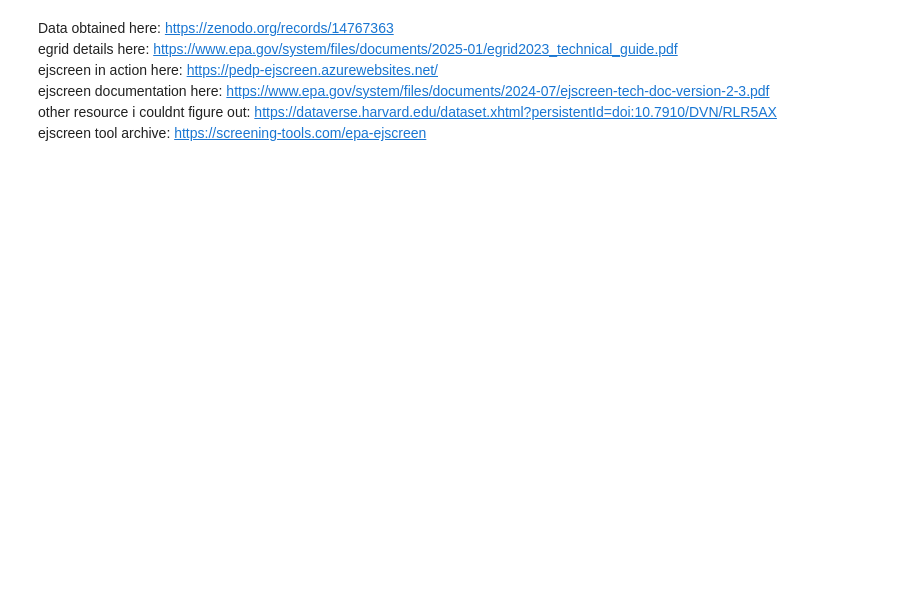
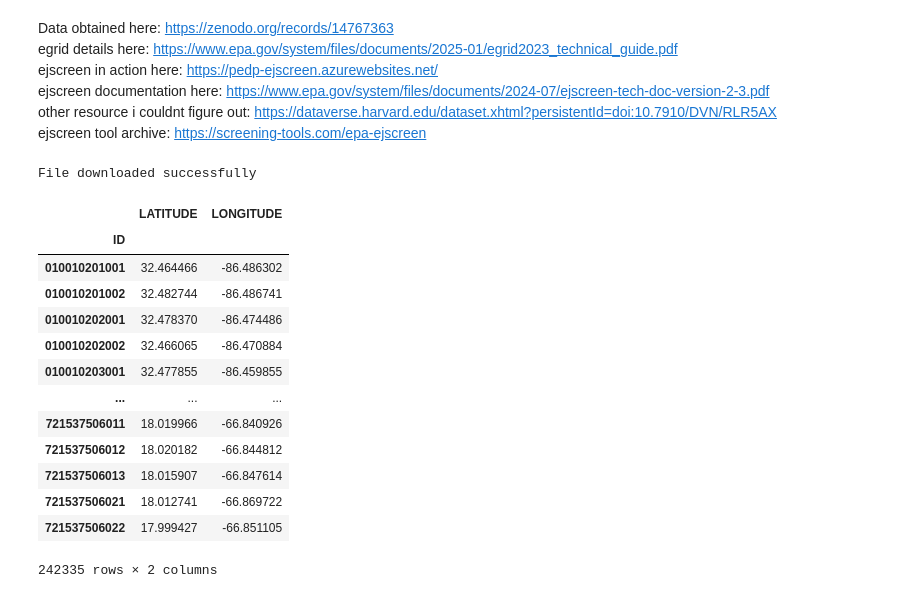
Before and after one commit to reilyfairchild/Data102_Final_Project, a Jupyter notebook: Census_data_preprocessing.ipynb, the cells around one changed output. Saved outputs shown, nothing was run; the diff lists cells and outputs as text; code cells hidden in the pictures; blank space fills up the shorter version.

```diff
--- a/Census_data_preprocessing.ipynb
+++ b/Census_data_preprocessing.ipynb
@@ -9,0 +16,42 @@ import pandas as pd
+# %%
+import requests
+# ref https://www.geeksforgeeks.org/python/how-to-download-files-from-urls-with-python/#
+url = 'https://www2.census.gov/geo/docs/reference/cenpop2020/blkgrp/CenPop2020_Mean_BG.txt'
+
+response = requests.get(url)
+file_path = 'data/CenPop2020_Mean_BG.txt'
+
+if response.status_code == 200:
+    with open(file_Path, 'wb') as file:
+        file.write(response.content)
+    print('File downloaded successfully')
+else:
+    print('Failed to download file')
+# %% [output]
+File downloaded successfully
+# %%
+#block group means
+mean_bg = pd.read_csv(file_path) #, dtype={'STATEFP': str, 'COUNTYFP': str, 'TRACTCE': str, 'BLKGRPCE': str, 'LATITUDE': str, 'LONGITUDE' : str} #STATEFP,COUNTYFP,TRACTCE,BLKGRPCE,POPULATION,LATITUDE,LONGITUDE
+
+mean_bg['STATEFP'] = mean_bg['STATEFP'].astype(str).str.zfill(2)
+mean_bg['COUNTYFP'] = mean_bg['COUNTYFP'].astype(str).str.zfill(3)
+mean_bg['TRACTCE'] = mean_bg['TRACTCE'].astype(str).str.zfill(6)
+mean_bg['BLKGRPCE'] = mean_bg['BLKGRPCE'].astype(str).str.zfill(1)
+mean_bg['ID'] = mean_bg['STATEFP']+ mean_bg['COUNTYFP'] + mean_bg['TRACTCE'] + mean_bg['BLKGRPCE']
+mean_bg = mean_bg[['ID', 'LATITUDE', 'LONGITUDE']].set_index('ID')
+mean_bg
+# %% [output]
+|  | LATITUDE | LONGITUDE |
+| ID |  |  |
+| 010010201001 | 32.464466 | -86.486302 |
+| 010010201002 | 32.482744 | -86.486741 |
+| 010010202001 | 32.478370 | -86.474486 |
+| 010010202002 | 32.466065 | -86.470884 |
+| 010010203001 | 32.477855 | -86.459855 |
+| ... | ... | ... |
+| 721537506011 | 18.019966 | -66.840926 |
+| 721537506012 | 18.020182 | -66.844812 |
+| 721537506013 | 18.015907 | -66.847614 |
+| 721537506021 | 18.012741 | -66.869722 |
+| 721537506022 | 17.999427 | -66.851105 |
+242335 rows × 2 columns
```
Also changed, not shown: parts of 8 cells of this notebook, 1 other file.
